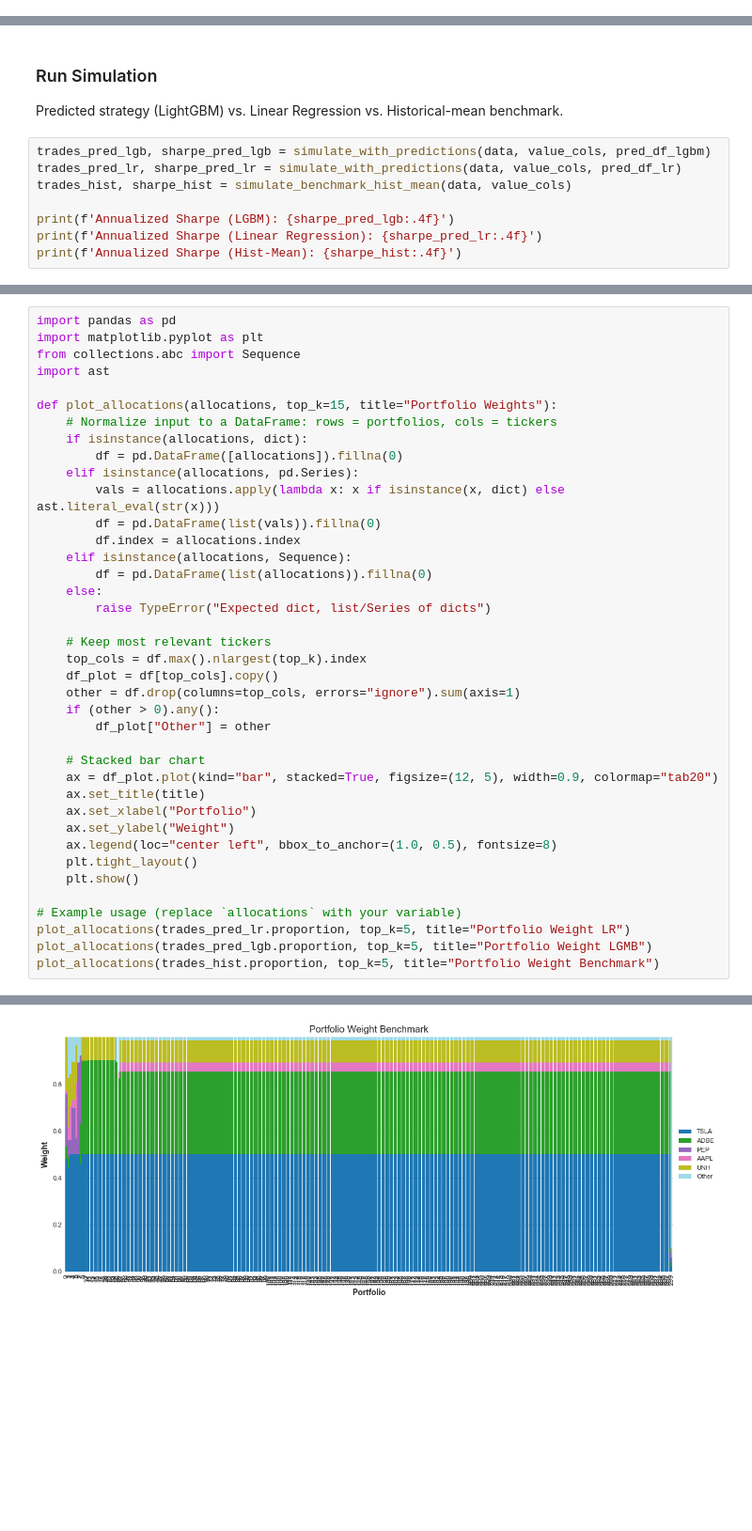
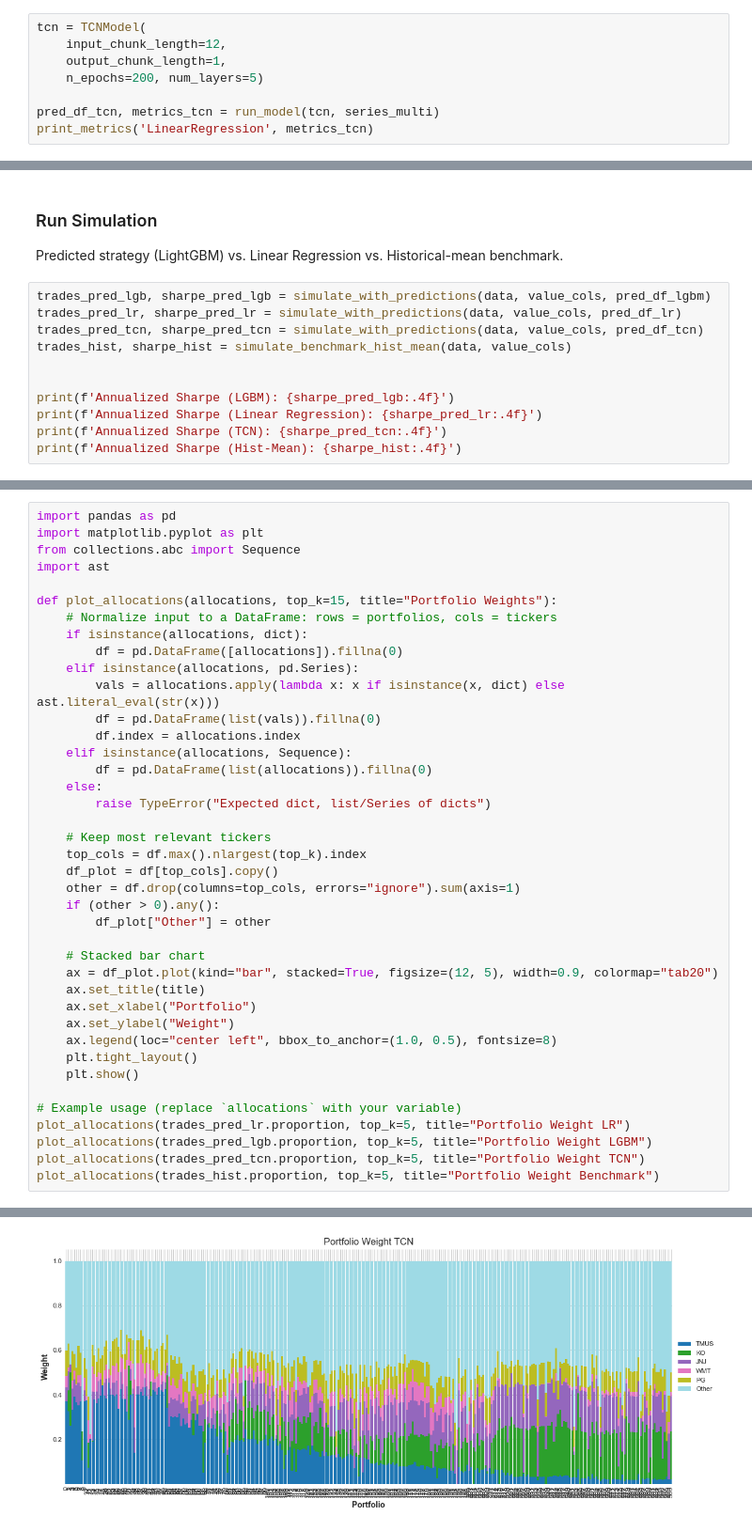
Before and after one commit to banaabraham/ML-Leveraged-Portfolio-Optimization-, a Jupyter notebook: concept.ipynb, the cells around one changed output, grey strips where cells are left out. Shown at 94% size. Drawn from its saved outputs; the diff is of its cells as text; blank space fills up the shorter version.

```diff
--- a/concept.ipynb
+++ b/concept.ipynb
@@ -251,0 +250,8 @@ LinearRegression metrics:
+# %%
+tcn = TCNModel(
+    input_chunk_length=12,
+    output_chunk_length=1,
+    n_epochs=200, num_layers=5)
+
+pred_df_tcn, metrics_tcn = run_model(tcn, series_multi)
+print_metrics('LinearRegression', metrics_tcn)
@@ -422,9 +554,12 @@ Predicted strategy (LightGBM) vs. Linear Regression vs. Historical-mean benchmar
 # %%
 trades_pred_lgb, sharpe_pred_lgb = simulate_with_predictions(data, value_cols, pred_df_lgbm)
 trades_pred_lr, sharpe_pred_lr = simulate_with_predictions(data, value_cols, pred_df_lr)
+trades_pred_tcn, sharpe_pred_tcn = simulate_with_predictions(data, value_cols, pred_df_tcn)
 trades_hist, sharpe_hist = simulate_benchmark_hist_mean(data, value_cols)
+
 
 print(f'Annualized Sharpe (LGBM): {sharpe_pred_lgb:.4f}')
 print(f'Annualized Sharpe (Linear Regression): {sharpe_pred_lr:.4f}')
+print(f'Annualized Sharpe (TCN): {sharpe_pred_tcn:.4f}')
 print(f'Annualized Sharpe (Hist-Mean): {sharpe_hist:.4f}')
 # %% [output]
@@ -487,6 +626,7 @@ def plot_allocations(allocations, top_k=15, title="Portfolio Weights"):
 
 # Example usage (replace `allocations` with your variable)
 plot_allocations(trades_pred_lr.proportion, top_k=5, title="Portfolio Weight LR")
-plot_allocations(trades_pred_lgb.proportion, top_k=5, title="Portfolio Weight LGMB")
+plot_allocations(trades_pred_lgb.proportion, top_k=5, title="Portfolio Weight LGBM")
+plot_allocations(trades_pred_tcn.proportion, top_k=5, title="Portfolio Weight TCN")
 plot_allocations(trades_hist.proportion, top_k=5, title="Portfolio Weight Benchmark")
 # %% [output]
@@ -495 +635 @@ plot_allocations(trades_hist.proportion, top_k=5, title="Portfolio Weight Benchm
-[figure, old version]
+[figure, new version]
```
Also changed, not shown: parts of 9 cells of this notebook.
